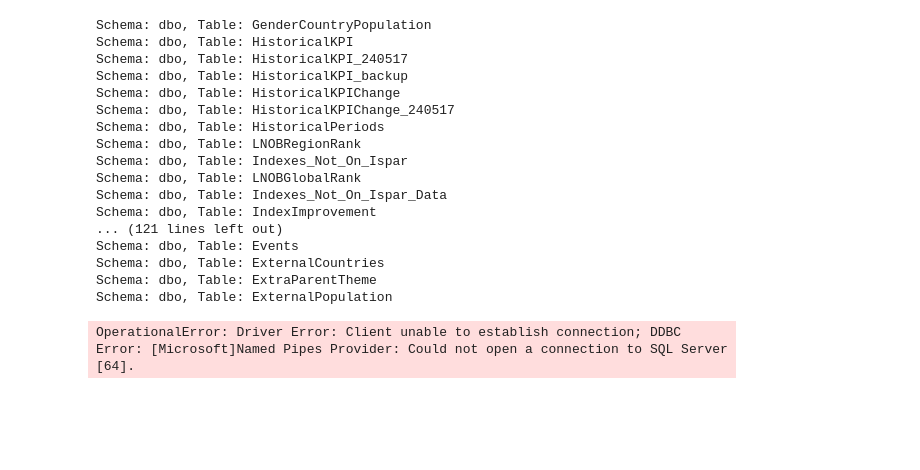
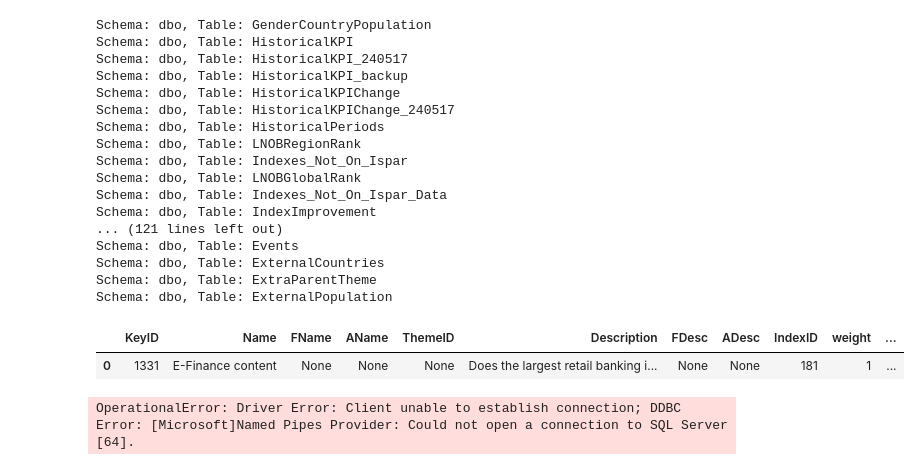
Before and after one commit to apanlili/un, a Jupyter notebook: DB Access/DB Access test.ipynb, the cells around one changed output. Saved outputs shown, nothing was run; the diff lists cells and outputs as text; code cells hidden in the pictures; blank space fills up the shorter version.

```diff
--- a/DB Access/DB Access test.ipynb
+++ b/DB Access/DB Access test.ipynb
@@ -43,7 +43,7 @@ data_files_dict = {'index_1030' : ['index_1030 Gender Development Index.xlsx', '
 #Planetary adjusted Human development Index (index_1031)
 #Women Business and the Law 2.0 (index_1035)
 
-index_name = 'index_9'
+index_name = 'index_1049'
 index_data_files = data_files_dict[index_name]
 
 
@@ -154,7 +154,7 @@ def get_connection_string(env: str = "dev") -> str:
         "TrustServerCertificate=Yes"
     )
 
-connection_string = get_connection_string(env='prod')
+connection_string = get_connection_string(env='dev')
 # %%
 # Pull current simulator report data
 placeholders = ",".join("?" for _ in kpi_list)
@@ -307,3 +307,19 @@ def get_latest_hist_data(connection_string: str, kpi_list: list) -> pd.DataFrame
             .sort_values(["KPI ID", "ISO", "year_historical_automated"])
             .reset_index(drop=True)
     )
+# %%
+# Establish connection
+with mssql_python.connect(connection_string) as conn:
+    # Create a cursor object
+    with conn.cursor() as cursor:
+        # Execute statement to look up user tables
+        cursor.execute(
+            """
+            SELECT TABLE_SCHEMA, TABLE_NAME
+            FROM INFORMATION_SCHEMA.TABLES
+            WHERE TABLE_TYPE = 'BASE TABLE';
+            """
+        )
+        # Fetch and print table names
+        for row in cursor.fetchall():
+            print(f"Schema: {row[0]}, Table: {row[1]}")
@@ -559,3 +593,20 @@ Schema: dbo, Table: Events
 Schema: dbo, Table: ExternalCountries
 Schema: dbo, Table: ExtraParentTheme
 Schema: dbo, Table: ExternalPopulation
+# %%
+kpi_structure_query = f"""
+        SELECT TOP 20 * FROM Data_KPIs
+        WHERE KeyID=1331;
+"""
+
+with mssql_python.connect(connection_string) as conn:
+    with conn.cursor() as cursor:
+        cursor.execute(kpi_structure_query)
+        columns = [col[0] for col in cursor.description]
+        rows = cursor.fetchall()
+
+country_ref_tbl = pd.DataFrame.from_records(rows, columns=columns)
+country_ref_tbl
+# %% [output]
+|  | KeyID | Name | FName | AName | ThemeID | Description | FDesc | ADesc | IndexID | weight | ... |
+| 0 | 1331 | E-Finance content | None | None | None | Does the largest retail banking i... | None | None | 181 | 1 | ... |
```
Also changed, not shown: parts of 2 cells of this notebook, 2 other files.
